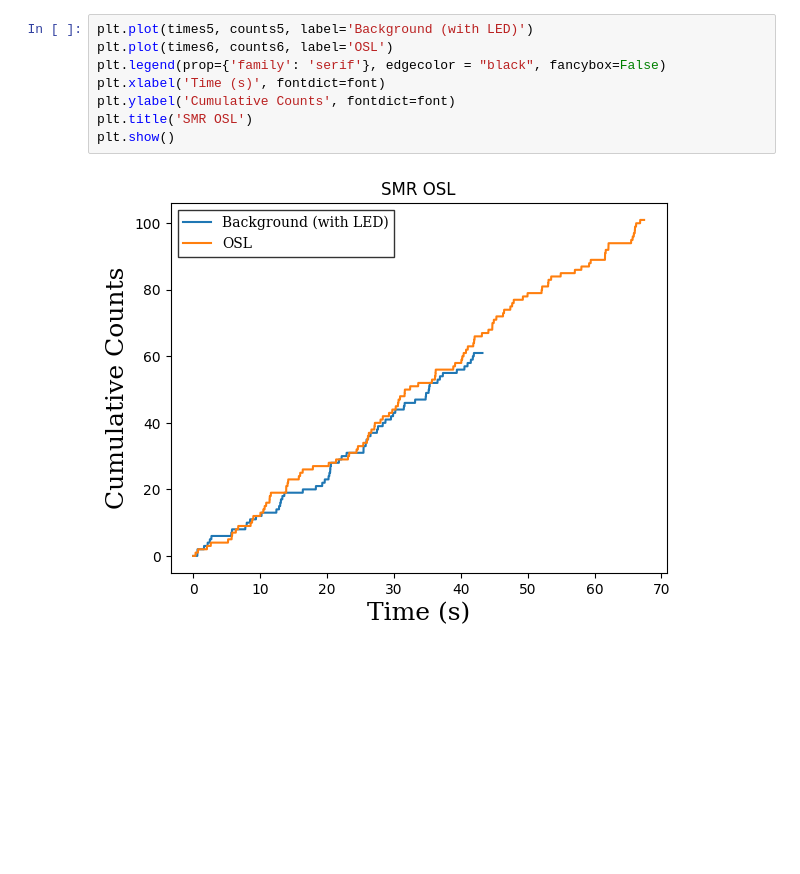
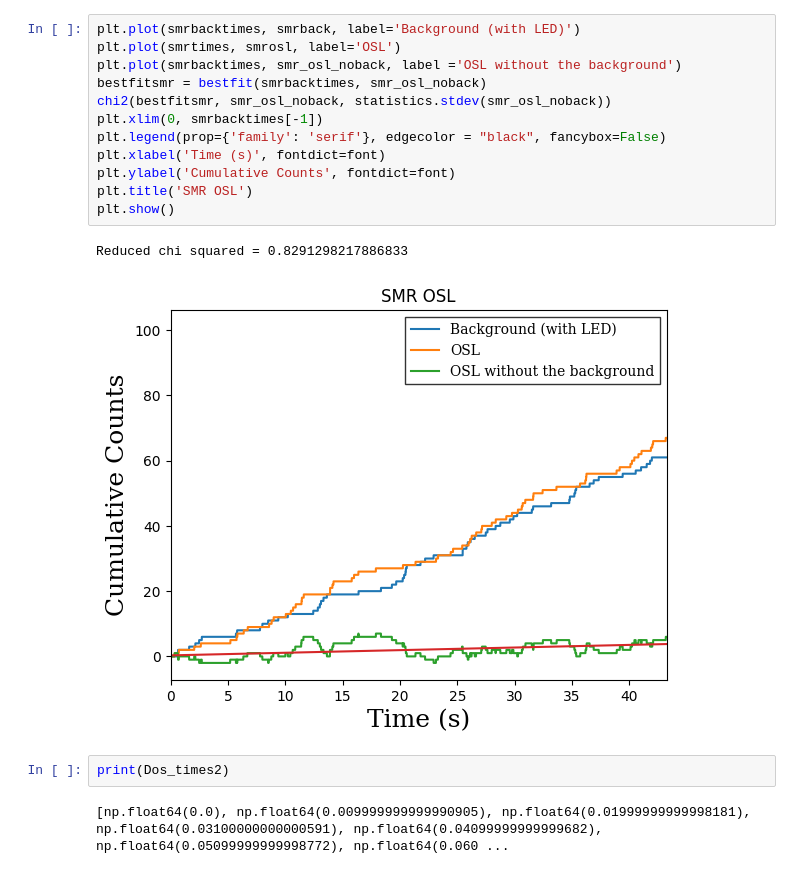
Before and after one commit to fhirstplace/Python-Labs-EDOS, a Jupyter notebook: counts graph maker (all).ipynb, the cells around one changed output. Cells and saved outputs as stored; diff of their text form; blank space fills up the shorter version.

```diff
--- a/counts graph maker (all).ipynb
+++ b/counts graph maker (all).ipynb
@@ -81,10 +107,19 @@ plt.show()
 # %%
-plt.plot(times5, counts5, label='Background (with LED)')
-plt.plot(times6, counts6, label='OSL')
+plt.plot(smrbacktimes, smrback, label='Background (with LED)')
+plt.plot(smrtimes, smrosl, label='OSL')
+plt.plot(smrbacktimes, smr_osl_noback, label ='OSL without the background')
+bestfitsmr = bestfit(smrbacktimes, smr_osl_noback)
+chi2(bestfitsmr, smr_osl_noback, statistics.stdev(smr_osl_noback))
+plt.xlim(0, smrbacktimes[-1])
 plt.legend(prop={'family': 'serif'}, edgecolor = "black", fancybox=False)
 plt.xlabel('Time (s)', fontdict=font)
 plt.ylabel('Cumulative Counts', fontdict=font)
 plt.title('SMR OSL')
 plt.show()
 # %% [output]
+Reduced chi squared = 0.8291298217886833
-[figure, old version]
+[figure, new version]
+# %%
+print(Dos_times2)
+# %% [output]
+[np.float64(0.0), np.float64(0.009999999999990905), np.float64(0.01999999999998181), np.float64(0.03100000000000591), np.float64(0.04099999999999682), np.float64(0.05099999999998772), np.float64(0.060 ...
```
Also changed, not shown: parts of 3 cells of this notebook, 1 other file.
